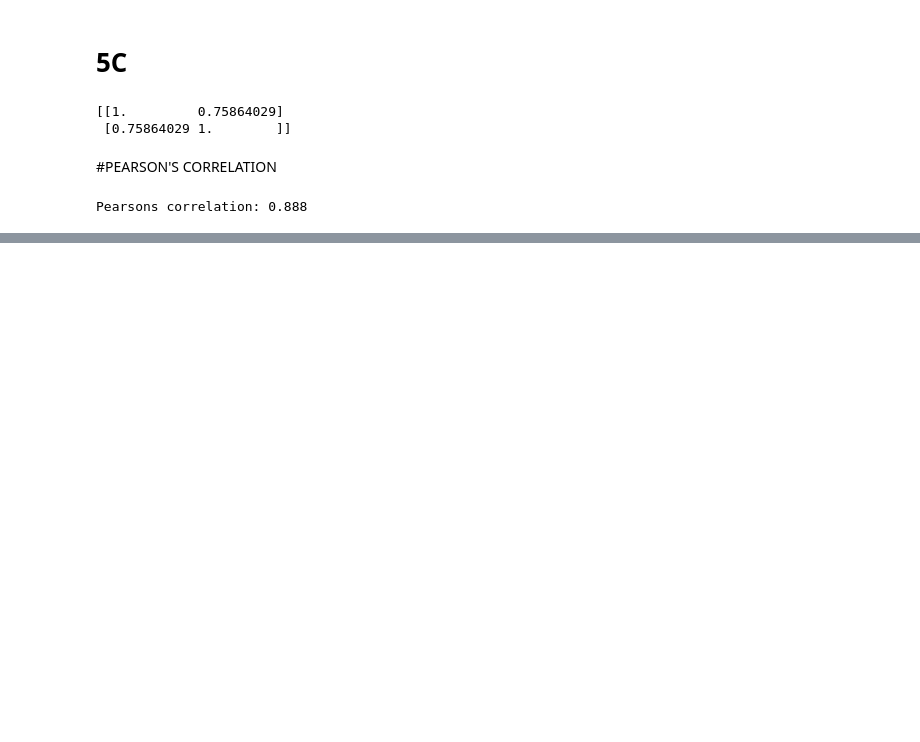
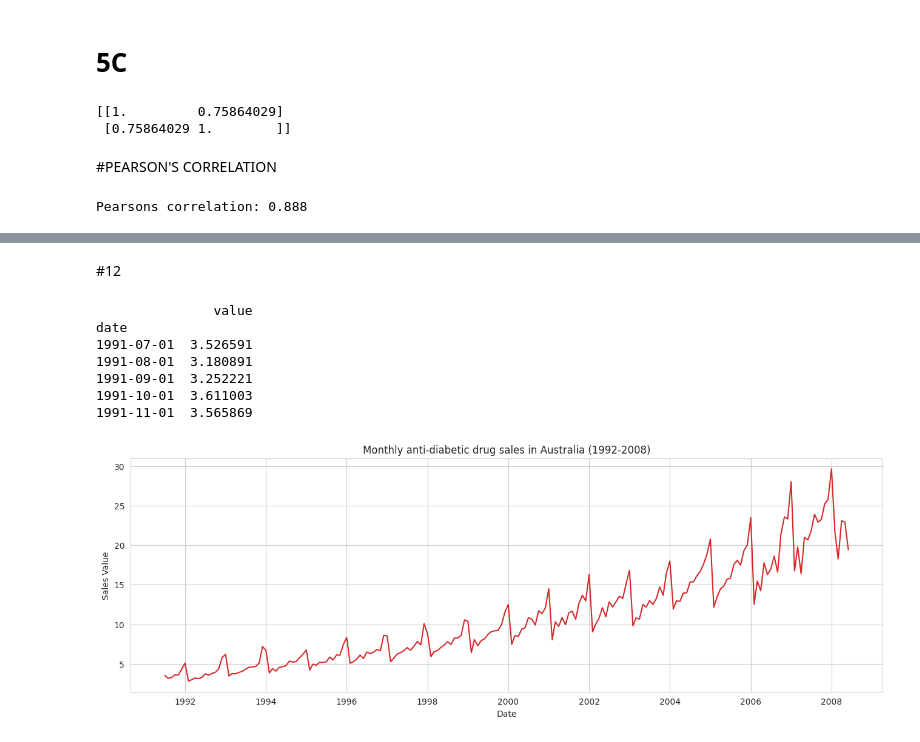
Before and after one commit to mdashrafresearch/911124243058-Sem4, a Jupyter notebook: FDSA.ipynb, the cells around one changed output, grey strips where cells are left out. Drawn from its saved outputs; the diff is of its cells as text; code cells hidden in the pictures; blank space fills up the shorter version.

```diff
--- a/FDSA.ipynb
+++ b/FDSA.ipynb
@@ -563,0 +1125,55 @@ Pearsons correlation: 0.888
+# %% [markdown]
+#12
+# %%
+# -------------------------------
+# IMPORT REQUIRED LIBRARIES
+# -------------------------------
+import pandas as pd
+import numpy as np
+import matplotlib.pyplot as plt
+import seaborn as sns
+from dateutil.parser import parse
+
+# Update plot settings
+plt.rcParams.update({'figure.figsize': (10, 7), 'figure.dpi': 120})
+sns.set_style('whitegrid')
+
+# -------------------------------
+# LOAD TIME SERIES DATA
+# -------------------------------
+url = 'https://raw.githubusercontent.com/selva86/datasets/master/a10.csv'
+
+df = pd.read_csv(url, parse_dates=['date'], index_col='date')
+
+# Quick look
+print(df.head())
+
+# -------------------------------
+# PLOT FUNCTION
+# -------------------------------
+def plot_df(df, x, y, title="", xlabel='Date', ylabel='Value', dpi=100):
+    plt.figure(figsize=(16,5), dpi=dpi)
+    plt.plot(x, y, color='tab:red')
+    plt.gca().set(title=title, xlabel=xlabel, ylabel=ylabel)
+    plt.show()
+
+# -------------------------------
+# PLOT TIME SERIES
+# -------------------------------
+plot_df(
+    df,
+    x=df.index,
+    y=df['value'],
+    title='Monthly anti-diabetic drug sales in Australia (1992-2008)',
+    xlabel='Date',
+    ylabel='Sales Value'
+)
+# %% [output]
+               value
+date
+1991-07-01  3.526591
+1991-08-01  3.180891
+1991-09-01  3.252221
+1991-10-01  3.611003
+1991-11-01  3.565869
+[figure, added]
```
Also changed, not shown: parts of 23 cells of this notebook.
